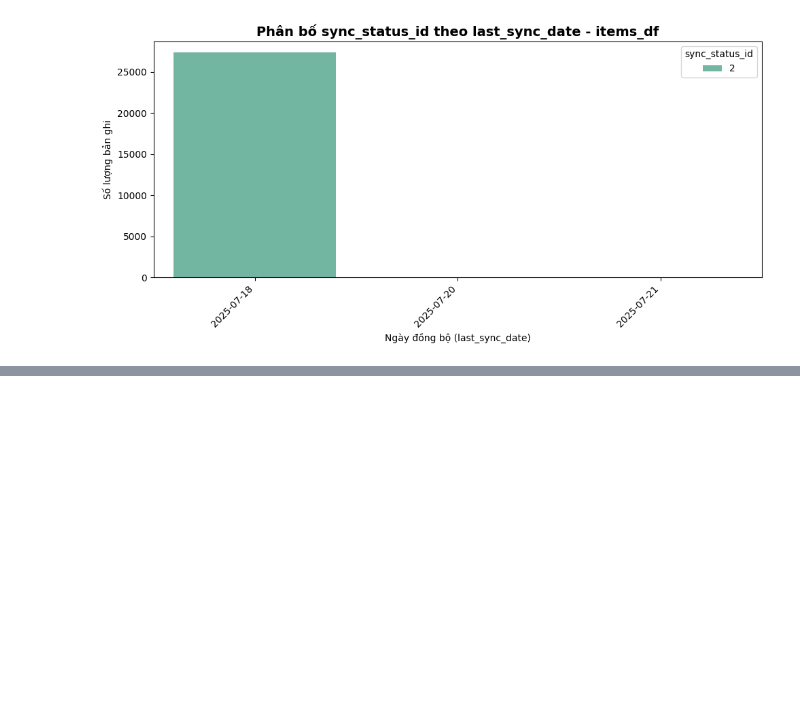
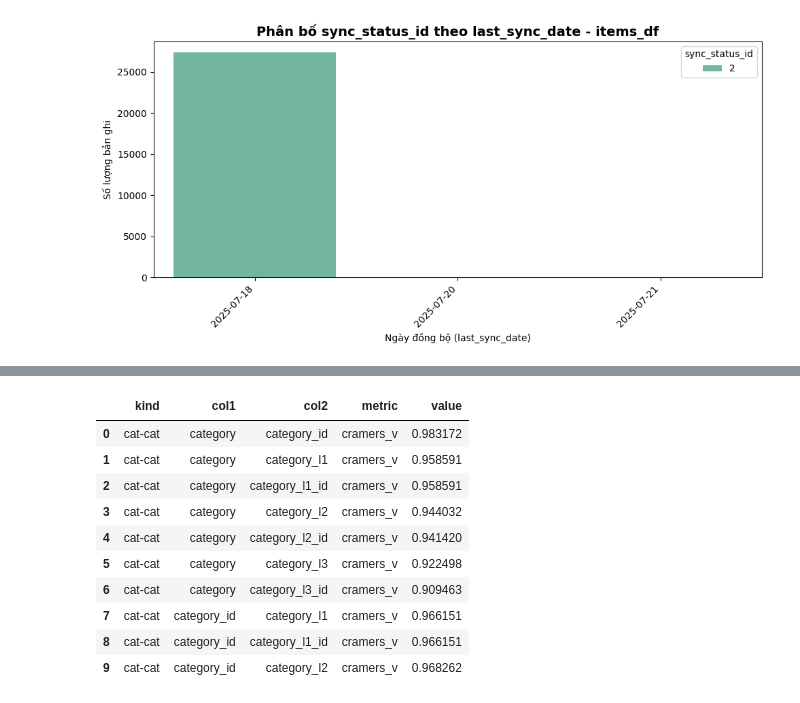
Before and after one commit to nbazo06/DoAnCS116, a Jupyter notebook: recommendation dataset/DoAnPreProcessing.ipynb, the cells around one changed output, grey strips where cells are left out. Drawn from its saved outputs; the diff is of its cells as text; code cells hidden in the pictures; blank space fills up the shorter version.

```diff
--- a/recommendation dataset/DoAnPreProcessing.ipynb
+++ b/recommendation dataset/DoAnPreProcessing.ipynb
@@ -224,0 +344,15 @@ last_sync_date
+# %%
+# --- Ép nhóm *_id sang categorical để kiểm tra tương đồng (Cramér's V) ---
+ID_HINTS = {"p_id", "user_id", "item_id",
+            "category_id", "category_l1_id", "category_l2_id", "category_l3_id"}
+
+# cột có hậu tố _id hoặc nằm trong ID_HINTS sẽ coi như categorical ở bước similarity
+id_like_cols = [c for c in df.columns if c.endswith("_id") or c in ID_HINTS]
+
+# cập nhật lại list kiểu (chỉ điều chỉnh CHO BƯỚC TƯƠNG ĐỒNG)
+id_like_cols = [c for c in id_like_cols if c in num_cols]  # chỉ những cái đang bị coi là numeric
+cat_cols = sorted(set(cat_cols + id_like_cols))
+num_cols = [c for c in num_cols if c not in id_like_cols]
+
+print("[INFO] treat as categorical for similarity:", id_like_cols)
+print(f"[INFO] #Numeric: {len(num_cols)}, #Categorical: {len(cat_cols)}, #Datetime: {len(dt_cols)}")
@@ -224,0 +420,50 @@ last_sync_date
+# %%
+def cramers_v(ct_values: np.ndarray) -> float:
+    # Nếu có scipy, dùng chuẩn
+    if SCIPY_OK:
+        chi2, _, _, _ = chi2_contingency(ct_values, correction=False)
+    else:
+        # Fallback rất đơn giản (không khuyến nghị bằng scipy, nhưng dùng tạm nếu thiếu)
+        expected = ct_values.mean()
+        chi2 = ((ct_values - expected) ** 2 / (expected + 1e-12)).sum()
+
+    n = ct_values.sum()
+    if n == 0:
+        return 0.0
+    r, k = ct_values.shape
+    phi2 = chi2 / n
+    # Bias correction (Bergsma, 2013)
+    phi2corr = max(0, phi2 - (k-1)*(r-1)/(n-1 + 1e-9))
+    rcorr = r - (r-1)**2/(n-1 + 1e-9)
+    kcorr = k - (k-1)**2/(n-1 + 1e-9)
+    denom = min(kcorr-1, rcorr-1)
+    if denom <= 0:
+        return 0.0
+    return float(sqrt(phi2corr / denom))
+
+if len(cat_cols) >= 2:
+    cat_pd = df_pd[cat_cols].astype('category')
+    for i, c1 in enumerate(cat_cols):
+        for c2 in cat_cols[i+1:]:
+            try:
+                ct = pd.crosstab(cat_pd[c1], cat_pd[c2])
+                v = cramers_v(ct.values)
+                if v >= CRAMER_V_THR:
+                    evidences.append(dict(kind='cat-cat', col1=c1, col2=c2,
+                                          metric='cramers_v', value=v))
+            except Exception:
+                pass
+
+pd.DataFrame([e for e in evidences if e['kind']=='cat-cat']).head(10)
+# %% [output]
+|  | kind | col1 | col2 | metric | value |
+| 0 | cat-cat | category | category_id | cramers_v | 0.983172 |
+| 1 | cat-cat | category | category_l1 | cramers_v | 0.958591 |
+| 2 | cat-cat | category | category_l1_id | cramers_v | 0.958591 |
+| 3 | cat-cat | category | category_l2 | cramers_v | 0.944032 |
+| 4 | cat-cat | category | category_l2_id | cramers_v | 0.941420 |
+| 5 | cat-cat | category | category_l3 | cramers_v | 0.922498 |
+| 6 | cat-cat | category | category_l3_id | cramers_v | 0.909463 |
+| 7 | cat-cat | category_id | category_l1 | cramers_v | 0.966151 |
+| 8 | cat-cat | category_id | category_l1_id | cramers_v | 0.966151 |
+| 9 | cat-cat | category_id | category_l2 | cramers_v | 0.968262 |
```
Also changed, not shown: parts of 18 cells of this notebook, 1 other file.
